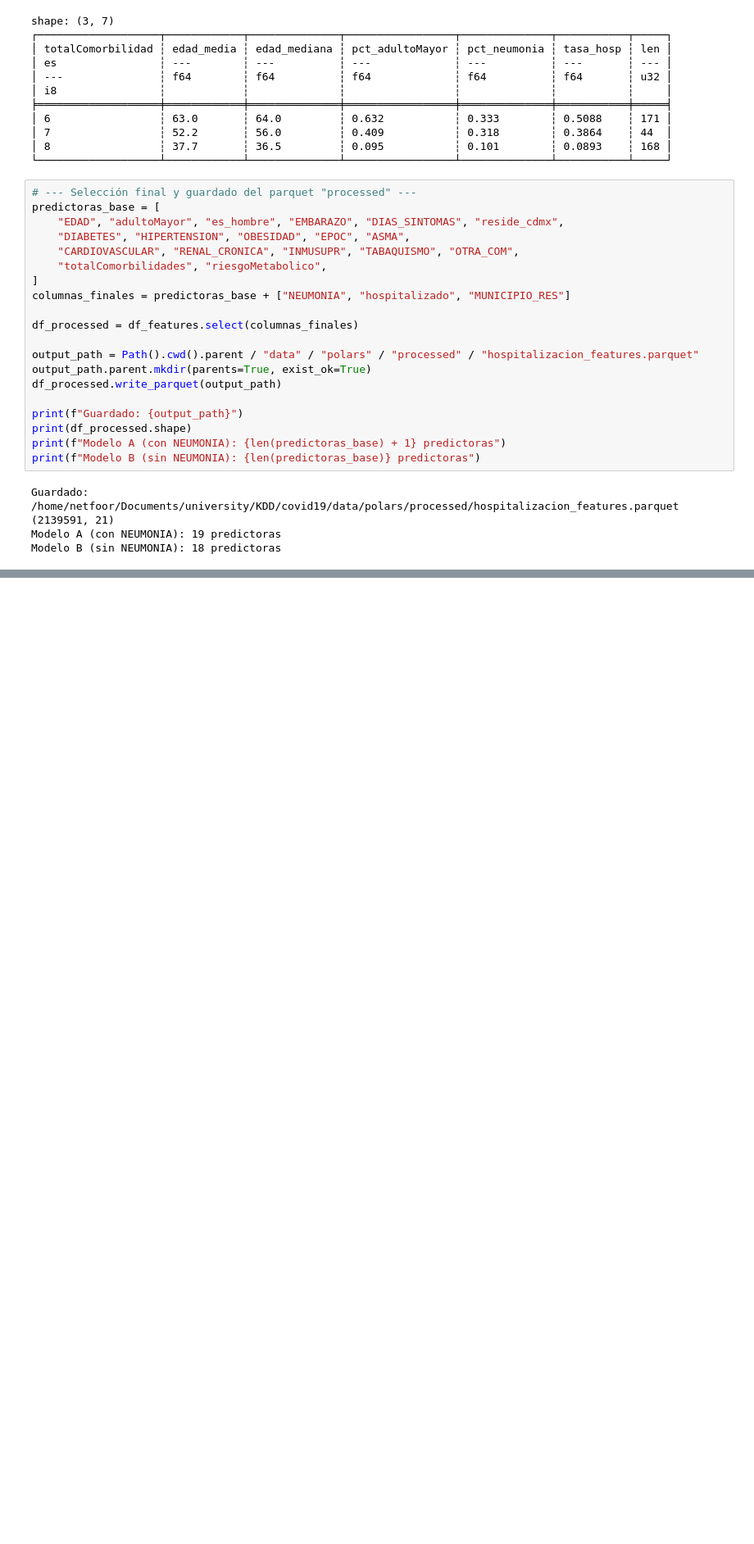
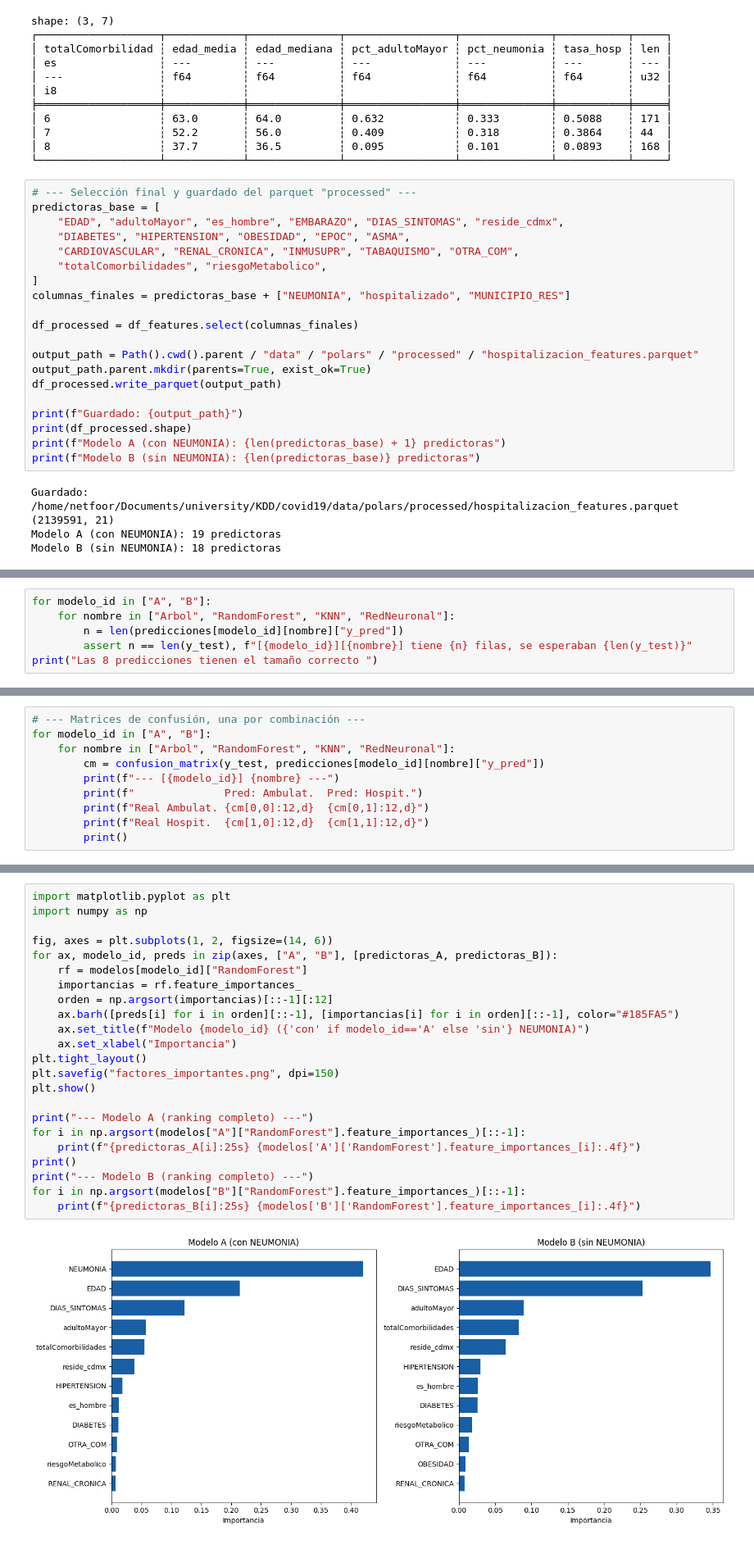
Before and after one commit to netfoor/KDD_COVID, a Jupyter notebook: notebooks/12_objetive.ipynb, the cells around one changed output, grey strips where cells are left out. Shown at 82% size. Saved outputs shown, nothing was run; the diff lists cells and outputs as text; blank space fills up the shorter version.

Commit message:
feat: Add 6-12 steps and graph the results

```diff
--- a/notebooks/12_objetive.ipynb
+++ b/notebooks/12_objetive.ipynb
@@ -595,0 +781,6 @@ Modelo B (sin NEUMONIA): 18 predictoras
+# %%
+for modelo_id in ["A", "B"]:
+    for nombre in ["Arbol", "RandomForest", "KNN", "RedNeuronal"]:
+        n = len(predicciones[modelo_id][nombre]["y_pred"])
+        assert n == len(y_test), f"[{modelo_id}][{nombre}] tiene {n} filas, se esperaban {len(y_test)}"
+print("Las 8 predicciones tienen el tamaño correcto ")
@@ -595,0 +828,10 @@ Modelo B (sin NEUMONIA): 18 predictoras
+# %%
+# --- Matrices de confusión, una por combinación ---
+for modelo_id in ["A", "B"]:
+    for nombre in ["Arbol", "RandomForest", "KNN", "RedNeuronal"]:
+        cm = confusion_matrix(y_test, predicciones[modelo_id][nombre]["y_pred"])
+        print(f"--- [{modelo_id}] {nombre} ---")
+        print(f"              Pred: Ambulat.  Pred: Hospit.")
+        print(f"Real Ambulat. {cm[0,0]:12,d}  {cm[0,1]:12,d}")
+        print(f"Real Hospit.  {cm[1,0]:12,d}  {cm[1,1]:12,d}")
+        print()
@@ -595,0 +910,25 @@ Modelo B (sin NEUMONIA): 18 predictoras
+# %%
+import matplotlib.pyplot as plt
+import numpy as np
+
+fig, axes = plt.subplots(1, 2, figsize=(14, 6))
+for ax, modelo_id, preds in zip(axes, ["A", "B"], [predictoras_A, predictoras_B]):
+    rf = modelos[modelo_id]["RandomForest"]
+    importancias = rf.feature_importances_
+    orden = np.argsort(importancias)[::-1][:12]
+    ax.barh([preds[i] for i in orden][::-1], [importancias[i] for i in orden][::-1], color="#185FA5")
+    ax.set_title(f"Modelo {modelo_id} ({'con' if modelo_id=='A' else 'sin'} NEUMONIA)")
+    ax.set_xlabel("Importancia")
+plt.tight_layout()
+plt.savefig("factores_importantes.png", dpi=150)
+plt.show()
+
+print("--- Modelo A (ranking completo) ---")
+for i in np.argsort(modelos["A"]["RandomForest"].feature_importances_)[::-1]:
+    print(f"{predictoras_A[i]:25s} {modelos['A']['RandomForest'].feature_importances_[i]:.4f}")
+print()
+print("--- Modelo B (ranking completo) ---")
+for i in np.argsort(modelos["B"]["RandomForest"].feature_importances_)[::-1]:
+    print(f"{predictoras_B[i]:25s} {modelos['B']['RandomForest'].feature_importances_[i]:.4f}")
+# %% [output]
+[figure, added]
```
Also changed, not shown: parts of 16 cells of this notebook, 5 other files.
